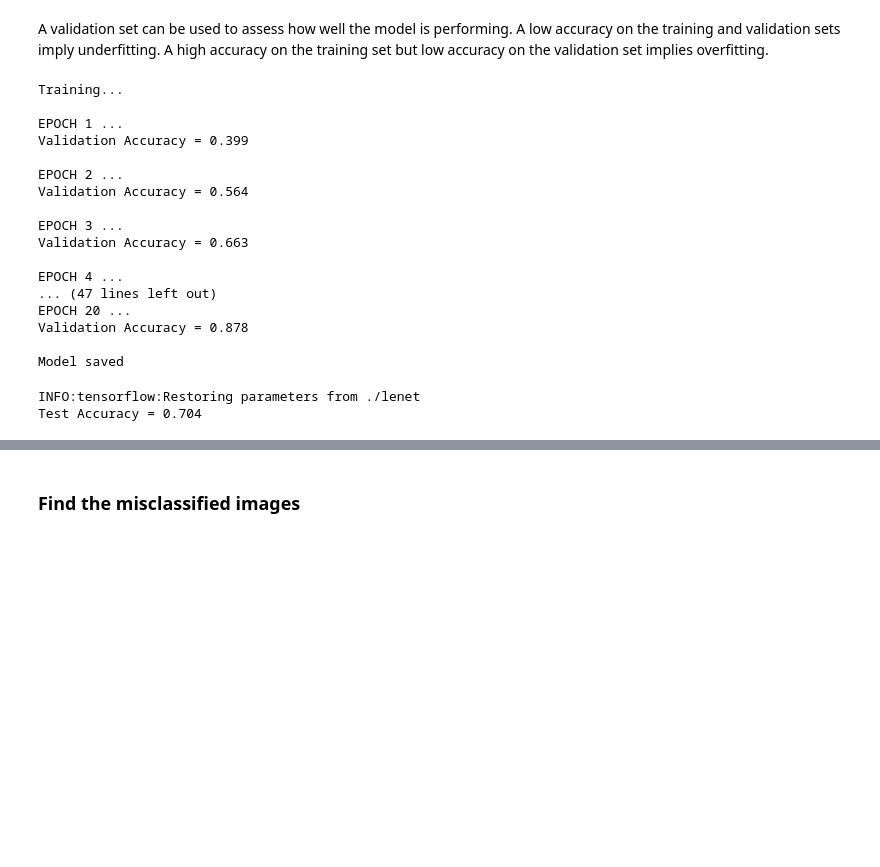
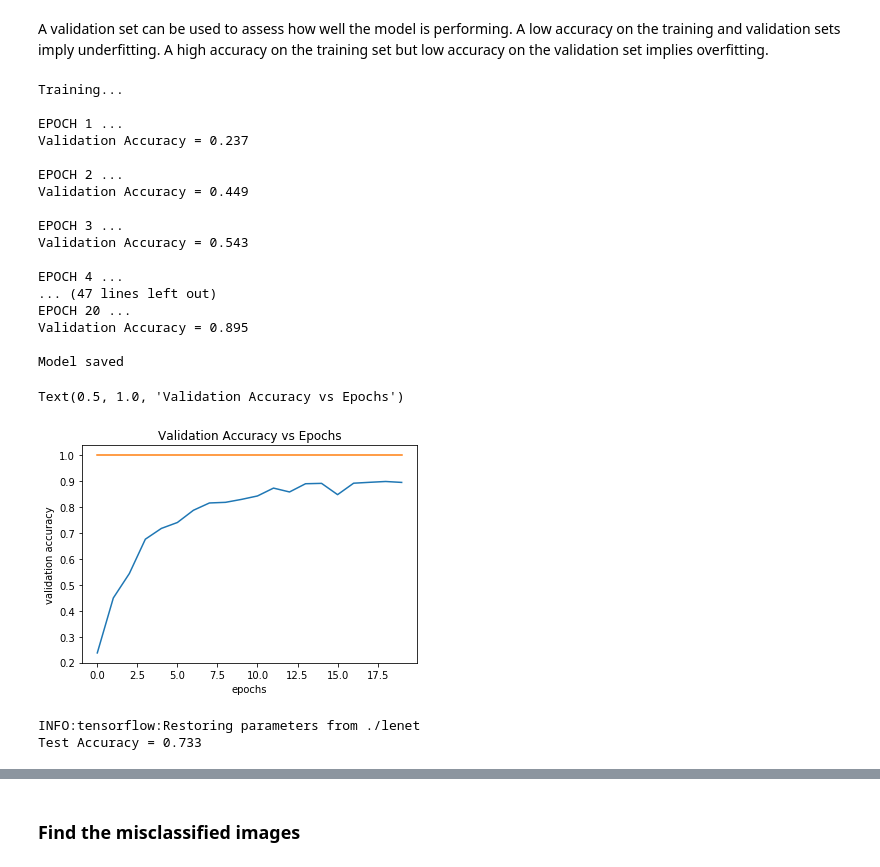
Before and after one commit to suvoganguli/SDCND-Projects, a Jupyter notebook: CarND-Traffic-Sign-Classifier-P3/Traffic_Sign_Classifier.ipynb, the cells around one changed output, grey strips where cells are left out. Saved outputs shown, nothing was run; the diff lists cells and outputs as text; code cells hidden in the pictures; blank space fills up the shorter version.

```diff
--- a/CarND-Traffic-Sign-Classifier-P3/Traffic_Sign_Classifier.ipynb
+++ b/CarND-Traffic-Sign-Classifier-P3/Traffic_Sign_Classifier.ipynb
@@ -244,7 +244,7 @@ def LeNet(x):
     logits_b = tf.Variable(tf.zeros(43))
     logits =  tf.add((tf.matmul(fc2,logits_w)), logits_b)
 
-    return logits
+    return logits, logits_w
 # %% [markdown]
 ### Train, Validate and Test the Model
 # %% [markdown]
@@ -264,11 +264,12 @@ one_hot_y = tf.one_hot(y, 43)
 keep_prob = tf.placeholder(tf.float32)       # For fully-connected layers
 keep_prob_conv = tf.placeholder(tf.float32)  # For convolutional layers
 # %%
-rate = 0.002
+rate = 0.001
+beta = 0.05
 
-logits = LeNet(x)
+logits, logits_w = LeNet(x)
 cross_entropy = tf.nn.softmax_cross_entropy_with_logits_v2(labels=one_hot_y, logits=logits)
-loss_operation = tf.reduce_mean(cross_entropy)
+loss_operation = tf.reduce_mean(cross_entropy + beta*tf.nn.l2_loss(logits_w))
 optimizer = tf.train.AdamOptimizer(learning_rate = rate)
 training_operation = optimizer.minimize(loss_operation)
 # %%
@@ -288,7 +289,8 @@ def evaluate(X_data, y_data):
     return total_accuracy / num_examples
 # %%
 EPOCHS = 20
-BATCH_SIZE = 64
+BATCH_SIZE = 128
+
 
 with tf.Session() as sess:
     sess.run(tf.global_variables_initializer())
@@ -297,17 +299,19 @@ with tf.Session() as sess:
 
     print("Training...")
     print()
+    validation_accuracy = np.zeros(EPOCHS)
+
     for i in range(EPOCHS):
         X_train_norm, y_train = shuffle(X_train_norm, y_train)
         for offset in range(0, num_examples, BATCH_SIZE):
             end = offset + BATCH_SIZE
             batch_x, batch_y = X_train_norm[offset:end], y_train[offset:end]
             sess.run(training_operation, feed_dict=\
-                     {x: batch_x, y: batch_y, keep_prob: 0.75, keep_prob_conv: 0.75})
+                     {x: batch_x, y: batch_y, keep_prob: 1.0, keep_prob_conv: 1.0})
 
-        validation_accuracy = evaluate(X_validation_norm, y_validation)
+        validation_accuracy[i] = evaluate(X_validation_norm, y_validation)
         print("EPOCH {} ...".format(i+1))
-        print("Validation Accuracy = {:.3f}".format(validation_accuracy))
+        print("Validation Accuracy = {:.3f}".format(validation_accuracy[i]))
         print()
 
     saver.save(sess, './lenet')
@@ -316,20 +320,30 @@ with tf.Session() as sess:
 Training...
 
 EPOCH 1 ...
-Validation Accuracy = 0.399
+Validation Accuracy = 0.237
 
 EPOCH 2 ...
-Validation Accuracy = 0.564
+Validation Accuracy = 0.449
 
 EPOCH 3 ...
-Validation Accuracy = 0.663
+Validation Accuracy = 0.543
 
 EPOCH 4 ...
 ... (47 lines left out)
 EPOCH 20 ...
-Validation Accuracy = 0.878
+Validation Accuracy = 0.895
 
 Model saved
+# %%
+plt.figure(1)
+epochs = range(EPOCHS)
+plt.plot(epochs,validation_accuracy,epochs,np.ones(EPOCHS))
+plt.xlabel('epochs')
+plt.ylabel('validation accuracy')
+plt.title('Validation Accuracy vs Epochs')
+# %% [output]
+Text(0.5, 1.0, 'Validation Accuracy vs Epochs')
+[figure, added]
 # %%
 with tf.Session() as sess:
     saver.restore(sess, tf.train.latest_checkpoint('.'))
@@ -338,4 +352,4 @@ with tf.Session() as sess:
     print("Test Accuracy = {:.3f}".format(test_accuracy))
 # %% [output]
 INFO:tensorflow:Restoring parameters from ./lenet
-Test Accuracy = 0.704
+Test Accuracy = 0.733
```
Also changed, not shown: parts of 8 cells of this notebook, 3 other files.
